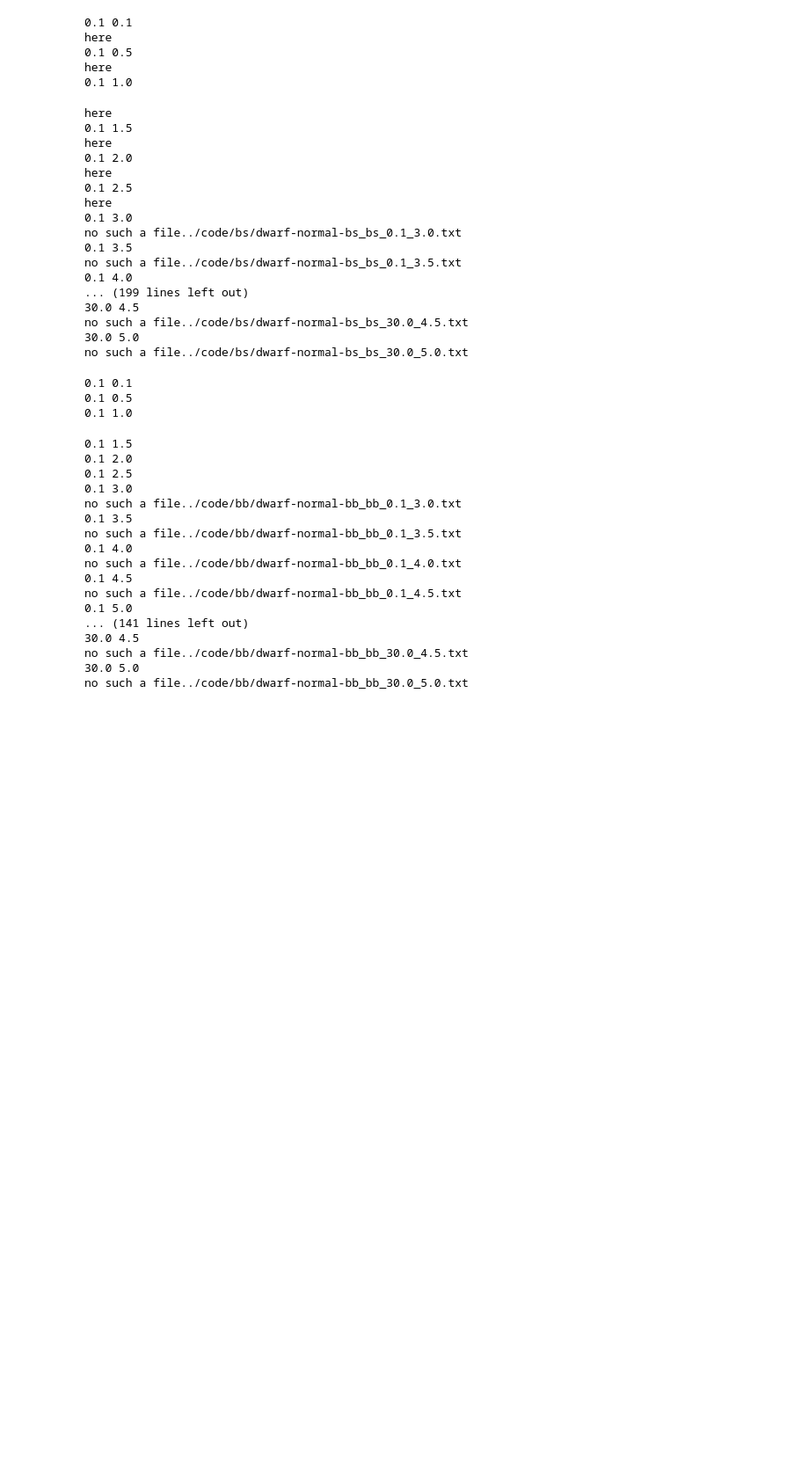
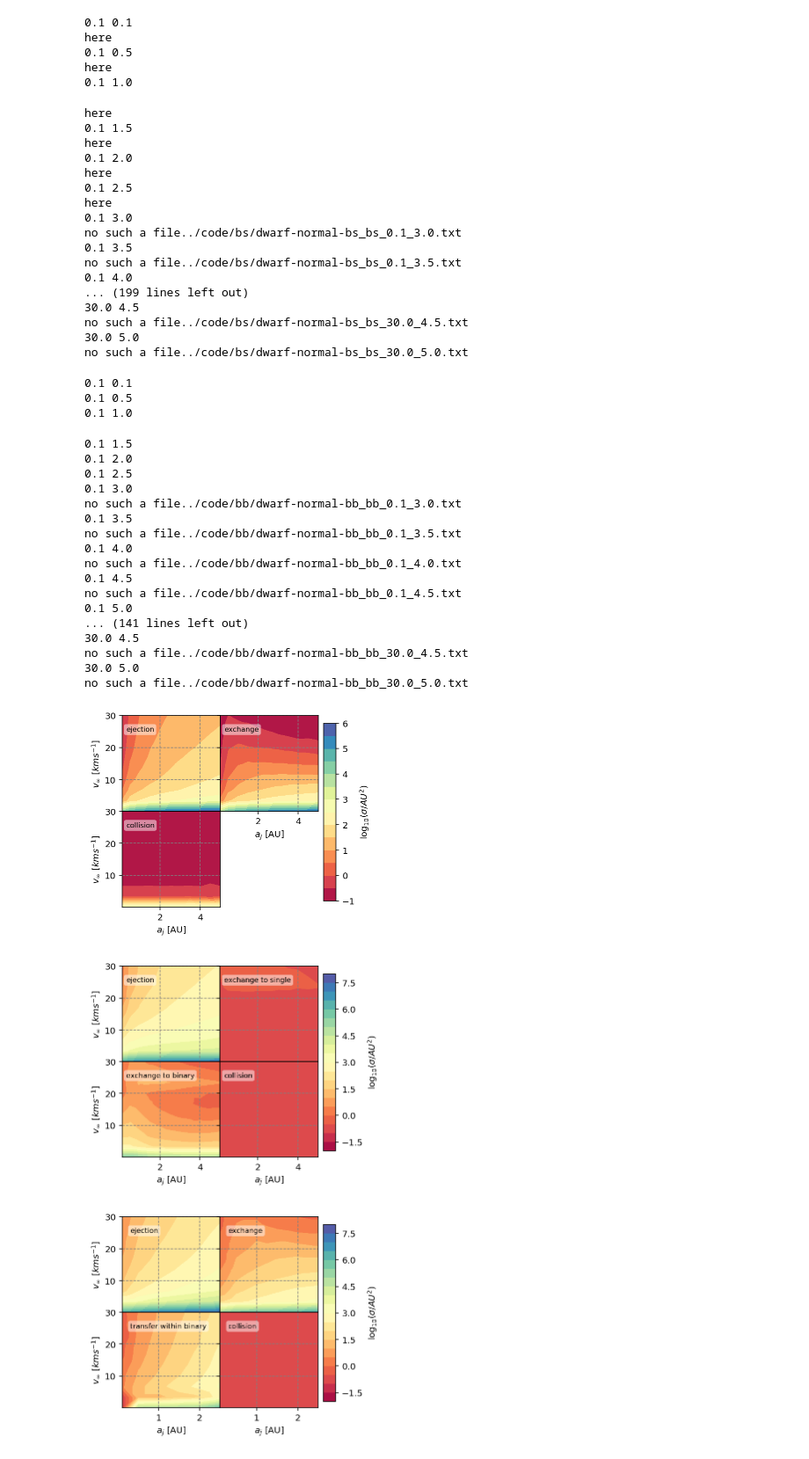
Before and after one commit to YihanWangAstro/planet-app, a Jupyter notebook: process/planet-app.ipynb, the cells around one changed output. Shown: that part at 88% size. Drawn from its saved outputs; the diff is of its cells as text; code cells hidden in the pictures; blank space fills up the shorter version.

```diff
--- a/process/planet-app.ipynb
+++ b/process/planet-app.ipynb
@@ -1180,7 +1180,7 @@ plt.axhline(0.1)
 plt.xscale('log')
 plt.yscale('log')
 # %%
-folder = 'modified/'
+folder = 'modified/d-'
 ssdf=pd.DataFrame(pd.read_csv(folder+'single-single.csv', skipinitialspace=True))
 #dssdf=pd.DataFrame(pd.read_csv('solar/d-single-single.csv', skipinitialspace=True))
 
@@ -1509,34 +1509,38 @@ def show_cross_section(name,df, event):
 
     fig=plt.figure(figsize=(base_width*2, base_height*row_num))
 
     axs = [fig.add_subplot(row_num, 2, i+1) for i in range(panel_num)]
 
     for ax, sigma, label, i in zip(axs, sigmas, labels, range(panel_num)):
         im = ax.tricontourf(x,y, sigma, levels=levels, vmax=levels.max(), vmin=levels.min(),cmap='Spectral')
 
         ax.text(.3, 25, label,bbox=dict(facecolor='w', edgecolor='none', boxstyle='round',alpha=0.5),fontsize=8)
         if i%2 == 0:
             ax.set_ylabel(ylabel)
         else:
             ax.set_yticklabels('')
 
         if int(i/2) == row_num-1 or ((int(i/2) == row_num-2) and (i == panel_num - 2)):
             ax.set_xlabel(xlabel)
         else:
             ax.set_xticklabels('')
         ax.grid(True)
 
     cbar_ax = fig.add_axes([0.92, 0.15, 0.05, 0.7])
     cb = plt.colorbar(im,cax=cbar_ax)
     cb.set_label('$\log_{10}(\sigma/AU^2)$')
 
     plt.subplots_adjust(wspace=0, hspace=0)
     #plt.tight_layout(h_pad=0,w_pad=0)
 
     savefig(plt, name)
 
-show_cross_section('solar-normal-ss',ssdf,['ejection','cap','coll'])
-show_cross_section('solar-normal-sb',sbdf,['ejection','s_cap','b_cap','coll'])
-show_cross_section('solar-normal-bs',bsdf,['ejection','cap','trans','coll'])
-show_cross_section('solar-normal-bb',bbdf,['ejection','s_cap','b_cap','trans','coll'])
+show_cross_section('dwarf-normal-ss',ssdf,['ejection','cap','coll'])
+show_cross_section('dwaft-normal-sb',sbdf,['ejection','s_cap','b_cap','coll'])
+show_cross_section('dwarf-normal-bs',bsdf,['ejection','cap','trans','coll'])
+show_cross_section('dwarf-normal-bb',bbdf,['ejection','s_cap','b_cap','trans','coll'])
 #show_cross_section('ueq-normal-ss',ueqssdf,['ejection','cap','coll'])
+# %% [output]
+[figure, added]
+[figure, added]
+[figure, added]
```
Also changed, not shown: parts of 3 cells of this notebook, 6 other files.
